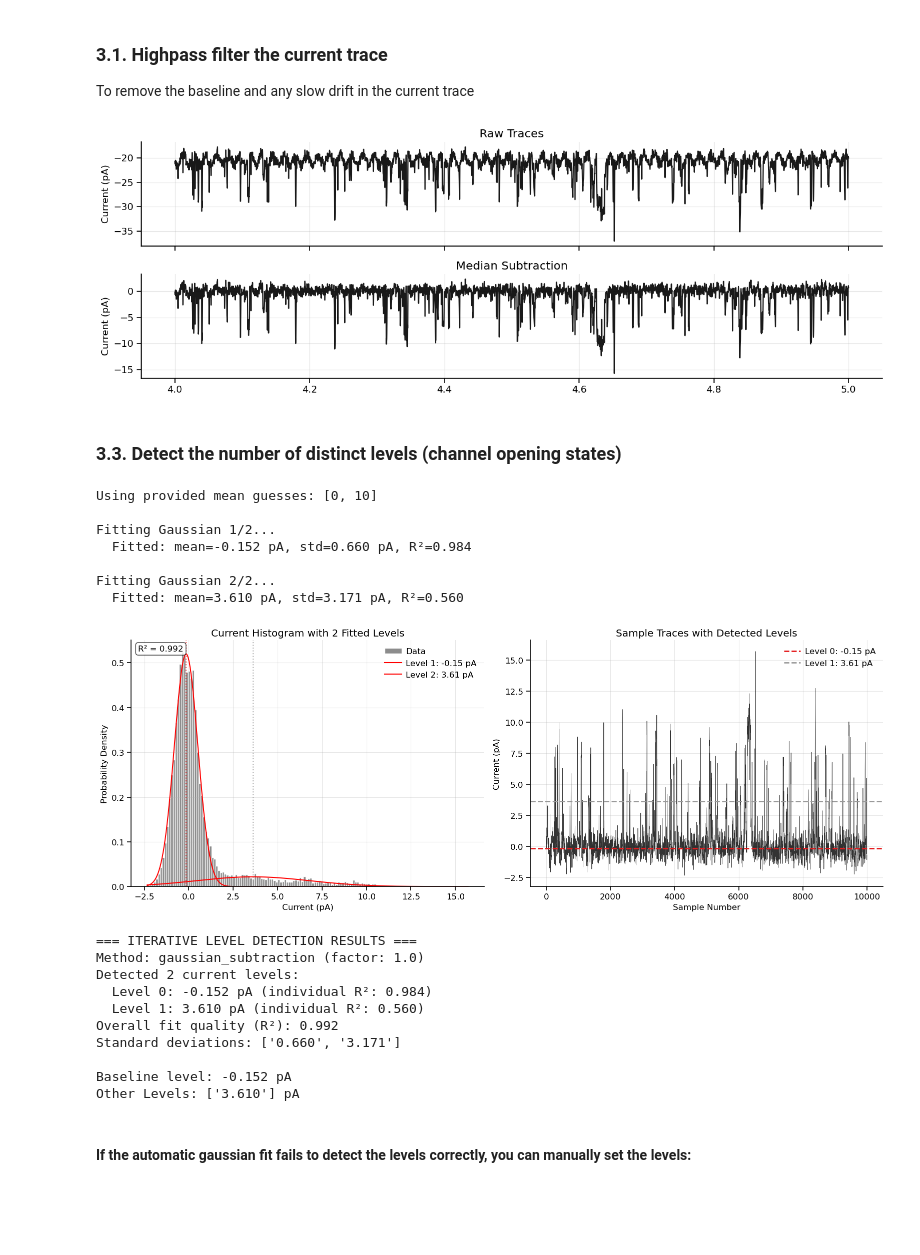
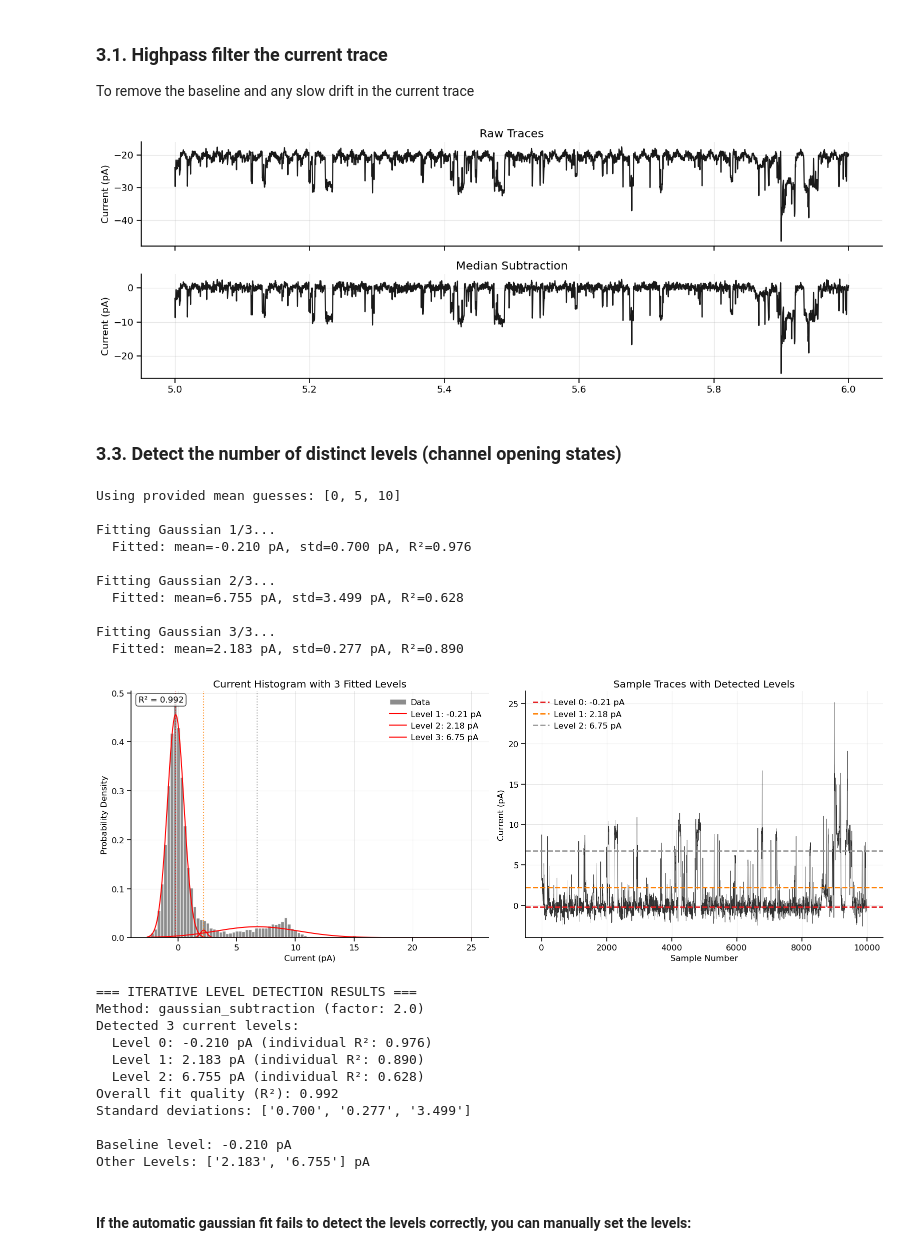
Before and after one commit to argalloni/CSHL_IonChannels2025, a Jupyter notebook: Analysis 9 - Single channels.ipynb, the cells around one changed output. Cells and saved outputs as stored; diff of their text form; code cells hidden in the pictures; blank space fills up the shorter version.

```diff
--- a/Analysis 9 - Single channels.ipynb
+++ b/Analysis 9 - Single channels.ipynb
@@ -70,8 +67,8 @@ First let's define the relevant time window where we want to measure the current
 (If you want to save the images, you can do it by clicking on the save icon in the top-right of the image when you hover over it)
 # %%
 # The start/end time just helps to zoom in on the traces.
-start_time = 4.  # seconds
-end_time = 5.   # seconds
+start_time = 5.  # seconds
+end_time = 6.   # seconds
 trace_to_plot = 1
 
 # ---------------------------------------------------------------------------------------------------------------------
@@ -180,44 +177,55 @@ plt.show()
 
 filtered_traces = corrected_median
 # %% [output]
-[figure, old version]
+[figure, new version]
 # %% [markdown]
 ### 3.3. Detect the number of distinct levels (channel opening states)
 # %%
 # Flip the trace (at the moment it only works with positive levels)
 filtered_traces = -filtered_traces
 # %%
-# Detect levels automatically by fitting Gaussian distributions to the histogram
-detected_levels, fit_info = detect_levels_from_histogram(filtered_traces,
-                                                         n_levels=2,  # Specify number of levels (baseline + open levels)
-                                                         mean_guesses=[0, 10],  # Initial guesses for means
-                                                         plot_result=True, bins=150)
+# # # Detect levels automatically by fitting Gaussian distributions to the histogram
+# detected_levels, fit_info = detect_levels_from_histogram(filtered_traces,
+#                                                          n_levels=2,  # Specify number of levels (baseline + open levels)
+#                                                          mean_guesses=[0, 10],  # Initial guesses for means
+#                                                          plot_result=True, bins=150)
+
+# Your original idea (recommended)
+detected_levels, stats = detect_levels_from_histogram(filtered_traces,
+                                                    n_levels=3,
+                                                    removal_factor=2.0,
+                                                    mean_guesses=[0, 5, 10],
+                                                    bins=100)
 
 # The baseline will be the lowest detected level
 baseline_level = detected_levels[0]
 other_levels = detected_levels[1:]
 
 print(f"\nBaseline level: {baseline_level:.3f} pA")
 print(f"Other Levels: {[f'{level:.3f}' for level in other_levels]} pA")
 # %% [output]
-Using provided mean guesses: [0, 10]
+Using provided mean guesses: [0, 5, 10]
 
-Fitting Gaussian 1/2...
-  Fitted: mean=-0.152 pA, std=0.660 pA, R²=0.984
+Fitting Gaussian 1/3...
+  Fitted: mean=-0.210 pA, std=0.700 pA, R²=0.976
 
-Fitting Gaussian 2/2...
-  Fitted: mean=3.610 pA, std=3.171 pA, R²=0.560
+Fitting Gaussian 2/3...
+  Fitted: mean=6.755 pA, std=3.499 pA, R²=0.628
+
+Fitting Gaussian 3/3...
+  Fitted: mean=2.183 pA, std=0.277 pA, R²=0.890
-[figure, old version]
+[figure, new version]
 === ITERATIVE LEVEL DETECTION RESULTS ===
-Method: gaussian_subtraction (factor: 1.0)
-Detected 2 current levels:
-  Level 0: -0.152 pA (individual R²: 0.984)
-  Level 1: 3.610 pA (individual R²: 0.560)
+Method: gaussian_subtraction (factor: 2.0)
+Detected 3 current levels:
+  Level 0: -0.210 pA (individual R²: 0.976)
+  Level 1: 2.183 pA (individual R²: 0.890)
+  Level 2: 6.755 pA (individual R²: 0.628)
 Overall fit quality (R²): 0.992
-Standard deviations: ['0.660', '3.171']
+Standard deviations: ['0.700', '0.277', '3.499']
 
-Baseline level: -0.152 pA
-Other Levels: ['3.610'] pA
+Baseline level: -0.210 pA
+Other Levels: ['2.183', '6.755'] pA
 # %% [markdown]
 #### If the automatic gaussian fit fails to detect the levels correctly, you can manually set the levels:
 # %%
```
Also changed, not shown: parts of 11 cells of this notebook, 1 other file.
